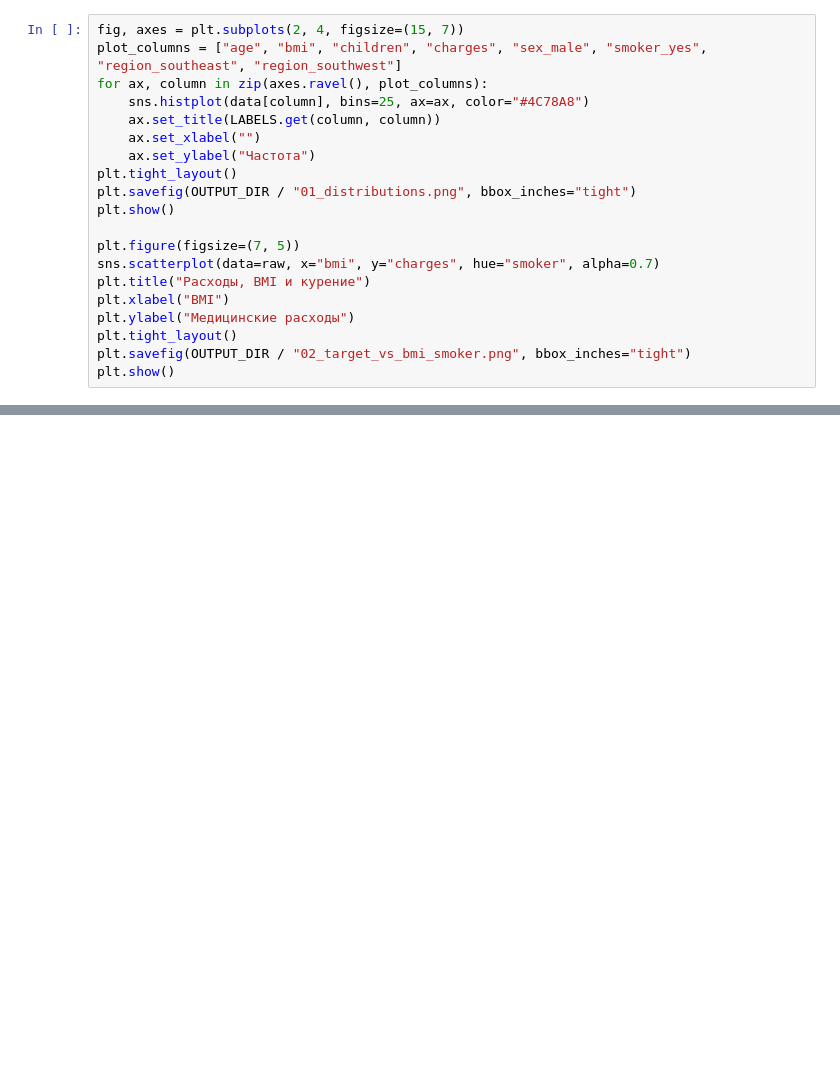
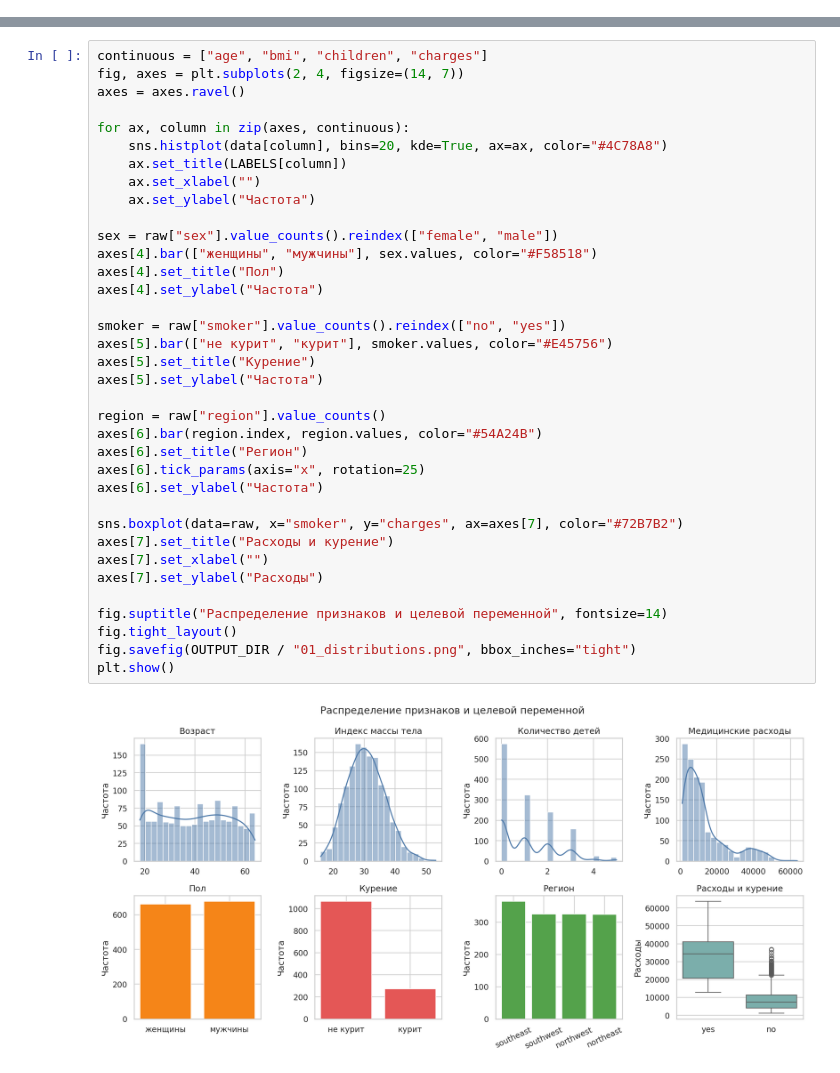
Before and after one commit to AHTOH-CODER/ML_LAB_1, a Jupyter notebook: lab_1.ipynb, the cells around one changed output, grey strips where cells are left out. Saved outputs shown, nothing was run; the diff lists cells and outputs as text; blank space fills up the shorter version.

```diff
--- a/lab_1.ipynb
+++ b/lab_1.ipynb
@@ -118,20 +0,0 @@ display(stats.round(2))
-# %%
-fig, axes = plt.subplots(2, 4, figsize=(15, 7))
-plot_columns = ["age", "bmi", "children", "charges", "sex_male", "smoker_yes", "region_southeast", "region_southwest"]
-for ax, column in zip(axes.ravel(), plot_columns):
-    sns.histplot(data[column], bins=25, ax=ax, color="#4C78A8")
-    ax.set_title(LABELS.get(column, column))
-    ax.set_xlabel("")
-    ax.set_ylabel("Частота")
-plt.tight_layout()
-plt.savefig(OUTPUT_DIR / "01_distributions.png", bbox_inches="tight")
-plt.show()
-
-plt.figure(figsize=(7, 5))
-sns.scatterplot(data=raw, x="bmi", y="charges", hue="smoker", alpha=0.7)
-plt.title("Расходы, BMI и курение")
-plt.xlabel("BMI")
-plt.ylabel("Медицинские расходы")
-plt.tight_layout()
-plt.savefig(OUTPUT_DIR / "02_target_vs_bmi_smoker.png", bbox_inches="tight")
-plt.show()
@@ -393,0 +134,38 @@ PCA переводит признаки в ортогональные компо
+# %%
+continuous = ["age", "bmi", "children", "charges"]
+fig, axes = plt.subplots(2, 4, figsize=(14, 7))
+axes = axes.ravel()
+
+for ax, column in zip(axes, continuous):
+    sns.histplot(data[column], bins=20, kde=True, ax=ax, color="#4C78A8")
+    ax.set_title(LABELS[column])
+    ax.set_xlabel("")
+    ax.set_ylabel("Частота")
+
+sex = raw["sex"].value_counts().reindex(["female", "male"])
+axes[4].bar(["женщины", "мужчины"], sex.values, color="#F58518")
+axes[4].set_title("Пол")
+axes[4].set_ylabel("Частота")
+
+smoker = raw["smoker"].value_counts().reindex(["no", "yes"])
+axes[5].bar(["не курит", "курит"], smoker.values, color="#E45756")
+axes[5].set_title("Курение")
+axes[5].set_ylabel("Частота")
+
+region = raw["region"].value_counts()
+axes[6].bar(region.index, region.values, color="#54A24B")
+axes[6].set_title("Регион")
+axes[6].tick_params(axis="x", rotation=25)
+axes[6].set_ylabel("Частота")
+
+sns.boxplot(data=raw, x="smoker", y="charges", ax=axes[7], color="#72B7B2")
+axes[7].set_title("Расходы и курение")
+axes[7].set_xlabel("")
+axes[7].set_ylabel("Расходы")
+
+fig.suptitle("Распределение признаков и целевой переменной", fontsize=14)
+fig.tight_layout()
+fig.savefig(OUTPUT_DIR / "01_distributions.png", bbox_inches="tight")
+plt.show()
+# %% [output]
+[figure, added]
```
Also changed, not shown: parts of 61 cells of this notebook, 15 other files.
